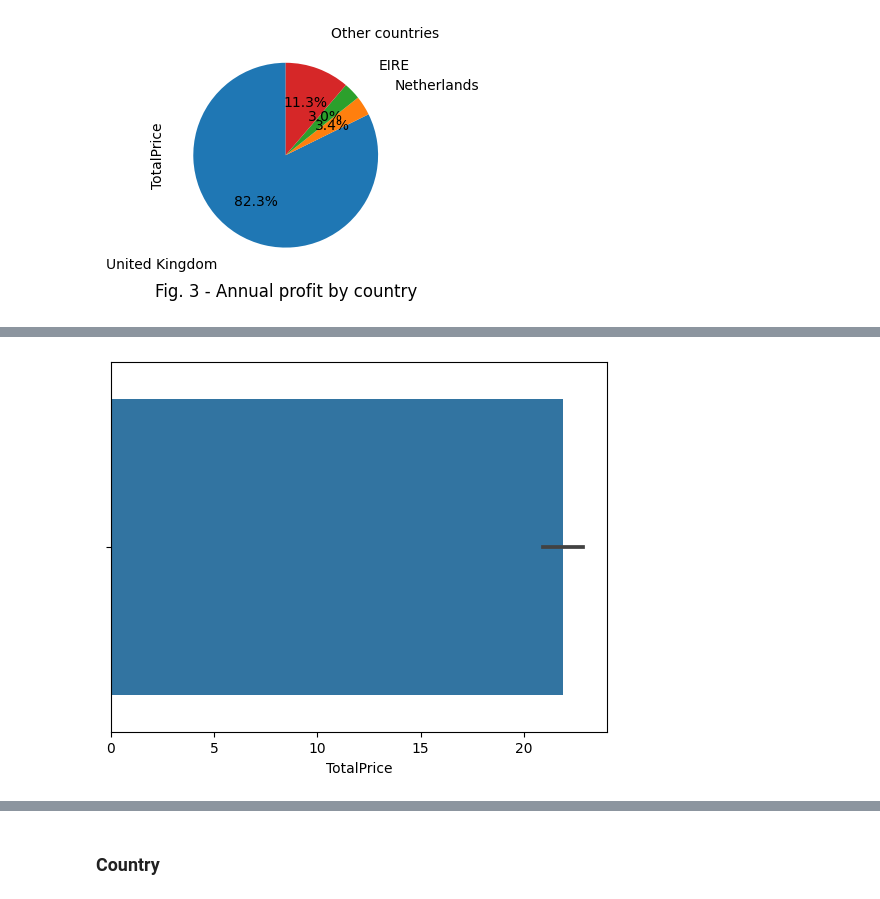
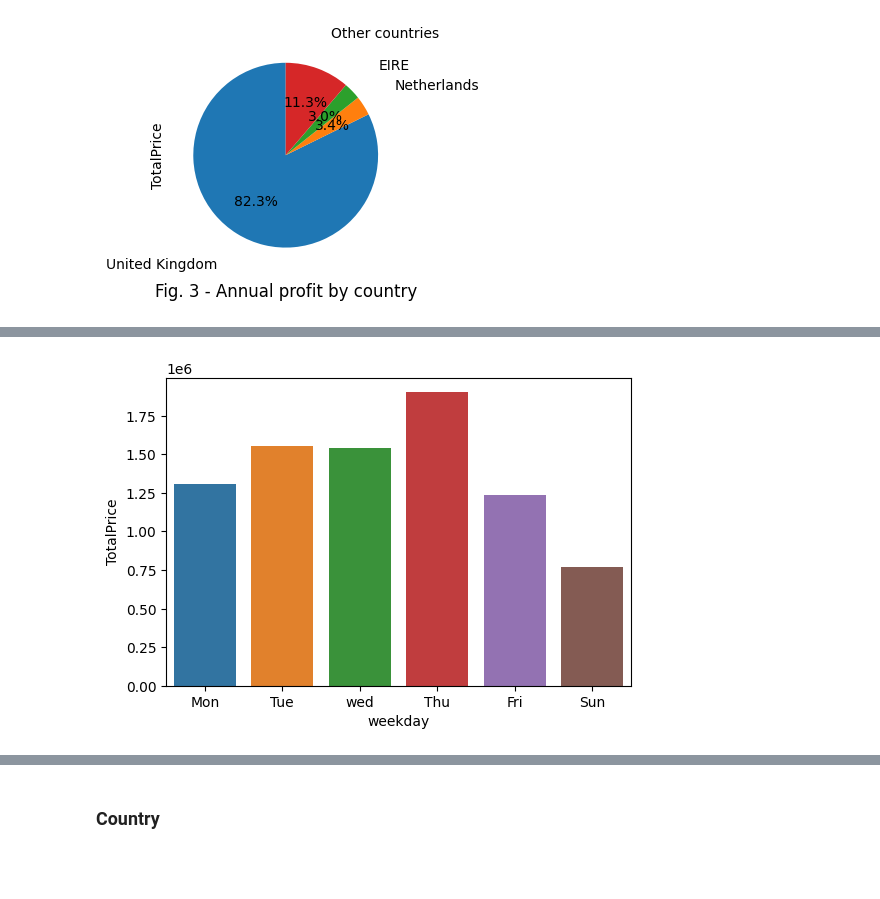
Before and after one commit to Alex1iv/web_shop_customers_segmentation, a Jupyter notebook: notebooks/webshop_segmentation.ipynb, the cells around one changed output, grey strips where cells are left out. Saved outputs shown, nothing was run; the diff lists cells and outputs as text; code cells hidden in the pictures; blank space fills up the shorter version.

```diff
--- a/notebooks/webshop_segmentation.ipynb
+++ b/notebooks/webshop_segmentation.ipynb
@@ -362,4 +361,0 @@ fig.write_image(path_figures + f'fig_{plot_counter}.png')
-# %%
-data['month'] = pd.to_datetime(data['InvoiceDate']).dt.month
-
-data['month'].hist()
@@ -368,0 +364,4 @@ data['month'].hist()
+# %%
+# extract month feature from the 'InvoiceDate'
+data['month'] = pd.to_datetime(data['InvoiceDate']).dt.month.astype('category')
+data['weekday'] = pd.to_datetime(data['InvoiceDate']).dt.weekday.map({0:'Mon',1:'Tue',2:'Wed', 3:'Thu',4:'Fri', 5:'Sat',6:'Sun'})
@@ -432,0 +469,6 @@ fig = sns.histplot(temp, x='TotalPrice')
+# %%
+names = {0:'Mon',1:'Tue',2:'wed', 3:'Thu',4:'Fri',5:'Sat',6:'Sun'}
+temp = data.groupby(by='weekday', as_index=False)['TotalPrice'].sum()
+#temp['weekday'] = temp['weekday'].map(names)#.rename_categories().astype('category')
+
+temp
@@ -432,0 +483,2 @@ fig = sns.histplot(temp, x='TotalPrice')
+# %%
+temp.set_index('weekday')
@@ -433,8 +494,6 @@ fig = sns.histplot(temp, x='TotalPrice')
 # %%
-#plt.figure(figsize=(10, 6))
 
-for i in range(1,2):
-    temp = data[data['month']==i]
-    fig = sns.barplot(temp, x='TotalPrice', multiple="stack") #, hue='Country'
+plt.figure(figsize=(6,4))
+fig=sns.barplot(data=temp, x='weekday', y='TotalPrice')
 # %% [output]
-[figure, old version]
+[figure, new version]
```
Also changed, not shown: parts of 25 cells of this notebook.
